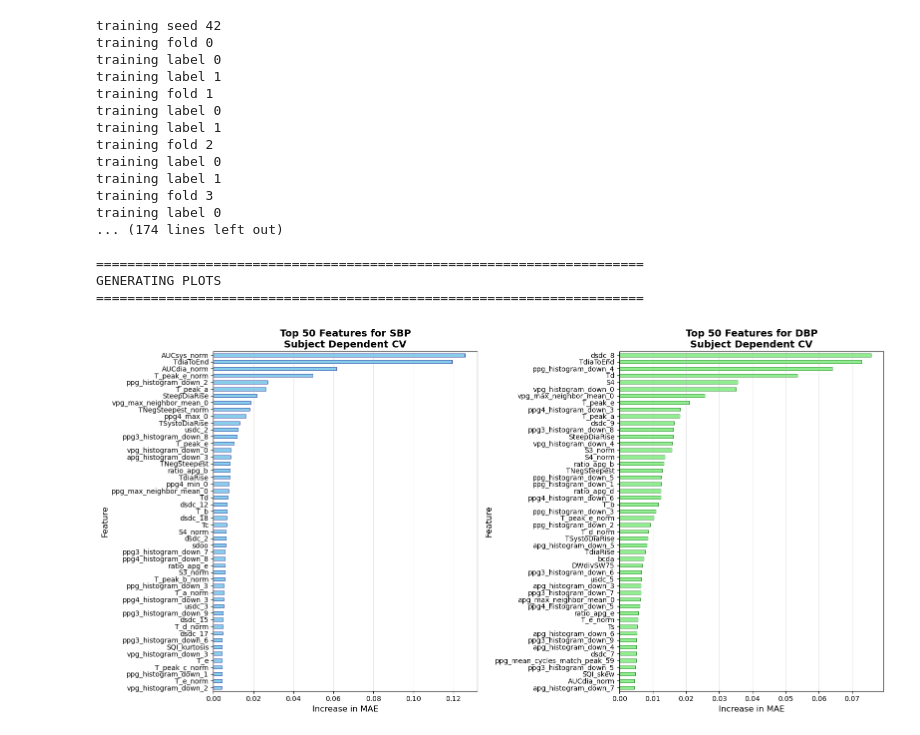
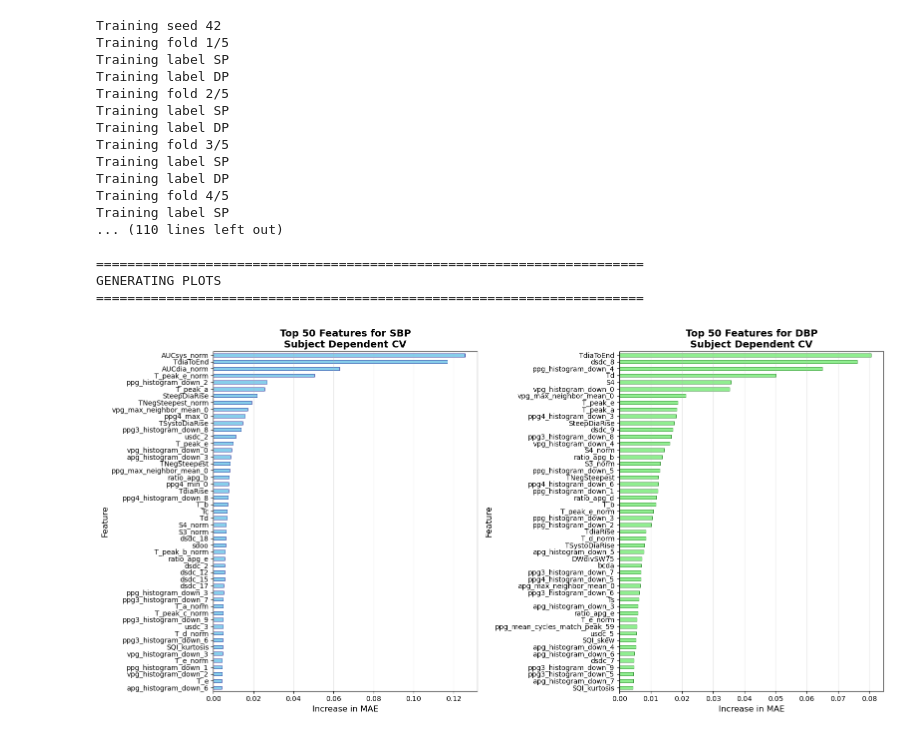
Before and after one commit to Mzlm51/BachelorThesis, a Jupyter notebook: featureRankingBCG2.ipynb, the cells around one changed output. Drawn from its saved outputs; the diff is of its cells as text; code cells hidden in the pictures.

```diff
--- a/featureRankingBCG2.ipynb
+++ b/featureRankingBCG2.ipynb
@@ -64,16 +62,16 @@ def plot_results(results, TOP_N_FEATURES, output_folder='results'):
 # %%
 folds= 5
 all_maes = []
-seeds = [42,0,15,0,28]
+seeds = [42]
 feat_imp_SBP = []
 feat_imp_DBP = []
 N_ESTIMATORS = 100
 top_N_features = 50
 
 for s in seeds:
-    print(f'training seed {s}')
+    print(f'Training seed {s}')
     for fold in range(folds):
-        print(f'training fold {fold}')
+        print(f'Training fold {fold+1}/{folds}')
         test_data = load_data(fold)
         train_data = pd.concat([load_data(i) for i in range(folds) if i != fold])
 
@@ -100,8 +98,9 @@ for s in seeds:
 
         fold_maes = []
         # i = 0 for SBP training, i = 1 for DBP training
+        labels = list(train_data.columns[[2,3]])
         for i in range(2):
-            print(f'training label {i}')
+            print(f'Training label {labels[i]}')
             rf = RandomForestRegressor(n_estimators=N_ESTIMATORS, random_state=s)
             rf.fit(X_train, y_train[i])
             y_pred = rf.predict(X_test)
@@ -127,45 +126,63 @@ sbp_ranking = sorted(
 
 dbp_ranking = sorted(
     zip(feature_names, feature_importance_DBP),
     key=lambda x: x[1],
     reverse=True
 )
 
 print(f'\n\nTop {top_N_features} SBP Features:')
 for name, score in sbp_ranking[:top_N_features]:
     print(f"{name}: {score:.4f}")
 
 print(f'\n\nTop {top_N_features} DBP Features:')
 for name, score in dbp_ranking[:top_N_features]:
     print(f"{name}: {score:.5f}")
 
 sbp_series = pd.Series(feature_importance_SBP, index=feature_names)
 dbp_series = pd.Series(feature_importance_DBP, index=feature_names)
 
 results = {
-    "subject_dependent": {  # you can call this whatever CV type you want
+    "subject_dependent": {
         "SBP": sbp_series,
         "DBP": dbp_series
     },
 }
 
 plot_results(results, TOP_N_FEATURES=top_N_features, output_folder="results_RF_importances")
+
+# Note: feature_importance are the unsorted arrays, while s/dbp_ranking are the sorted rankings together with their corresponding importance
+res = {
+    "folds": folds,
+    "seeds": seeds,
+    "n_estimator": N_ESTIMATORS,
+    "feature_importance_SBP": feature_importance_SBP,
+    "feature_importance_DBP": feature_importance_DBP,
+    "sbp_ranking": sbp_ranking,
+    "dbp_ranking": dbp_ranking
+}
+
+output_path = Path("results_RF_importances")
+output_path.mkdir(exist_ok=True)
+
+file_path = output_path / "rf_results.pkl"
+with open(file_path, "wb") as f:
+    pickle.dump(res, f)
 # %% [output]
-training seed 42
-training fold 0
-training label 0
-training label 1
-training fold 1
-training label 0
-training label 1
-training fold 2
-training label 0
-training label 1
-training fold 3
-training label 0
-... (174 lines left out)
+Training seed 42
+Training fold 1/5
+Training label SP
+Training label DP
+Training fold 2/5
+Training label SP
+Training label DP
+Training fold 3/5
+Training label SP
+Training label DP
+Training fold 4/5
+Training label SP
+... (110 lines left out)
 
 ======================================================================
 GENERATING PLOTS
 ======================================================================
-[figure, old version]
+[figure, new version]
```
Also changed, not shown: parts of 1 cell of this notebook, 3 other files.
